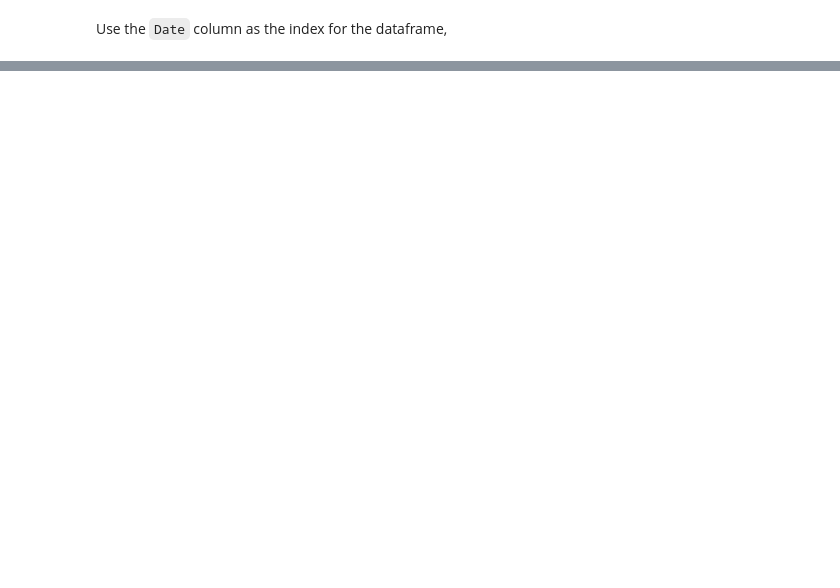
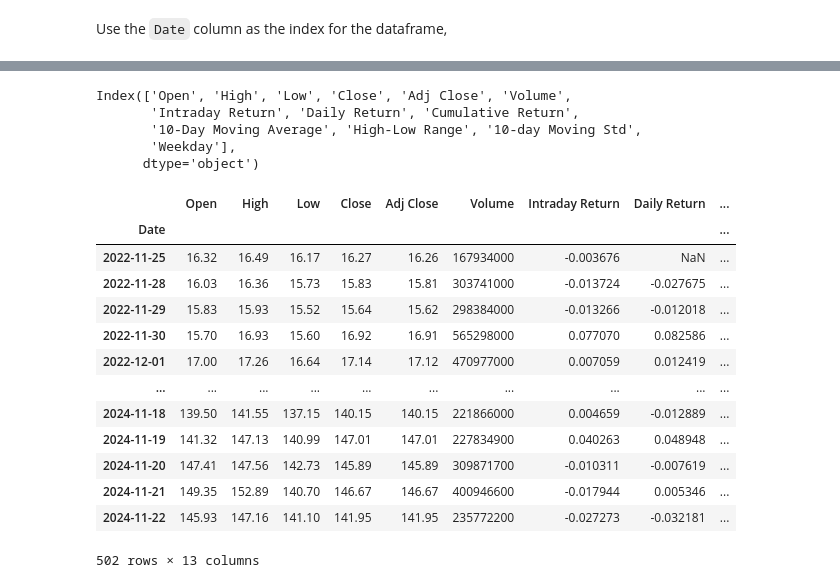
Before and after one commit to GeorgiusBE/Mining_Game, a Jupyter notebook: Part_2_Data_Analytics.ipynb, the cells around one changed output, grey strips where cells are left out. Cells and saved outputs as stored; diff of their text form; code cells hidden in the pictures; blank space fills up the shorter version.

```diff
--- a/Part_2_Data_Analytics.ipynb
+++ b/Part_2_Data_Analytics.ipynb
@@ -267,0 +295,3 @@ df.set_index('Date')
+# %%
+# compute MA(10)
+df['10-Day Moving Average'] = df['Adj Close'].rolling(window=10).mean()
@@ -267,0 +301,3 @@ df.set_index('Date')
+# %%
+# compute high-low range
+df['High-Low Range'] = df['High'] - df['Low']
@@ -267,0 +311,3 @@ df.set_index('Date')
+# %%
+# compute 10-day moving std
+df['10-day Moving Std'] = df['Daily Return'].rolling(window=10).mean()
@@ -268 +317,4 @@ df.set_index('Date')
+# %%
+# Extract the day from the date
+df['Weekday'] = list(pd.Series(df.index).dt.day_name())
 # %% [markdown]
@@ -271,0 +363,25 @@ df.set_index('Date')
+# %%
+df.columns
+# %% [output]
+Index(['Open', 'High', 'Low', 'Close', 'Adj Close', 'Volume',
+       'Intraday Return', 'Daily Return', 'Cumulative Return',
+       '10-Day Moving Average', 'High-Low Range', '10-day Moving Std',
+       'Weekday'],
+      dtype='object')
+# %%
+df
+# %% [output]
+|  | Open | High | Low | Close | Adj Close | Volume | Intraday Return | Daily Return | ... |
+| Date |  |  |  |  |  |  |  |  | ... |
+| 2022-11-25 | 16.32 | 16.49 | 16.17 | 16.27 | 16.26 | 167934000 | -0.003676 | NaN | ... |
+| 2022-11-28 | 16.03 | 16.36 | 15.73 | 15.83 | 15.81 | 303741000 | -0.013724 | -0.027675 | ... |
+| 2022-11-29 | 15.83 | 15.93 | 15.52 | 15.64 | 15.62 | 298384000 | -0.013266 | -0.012018 | ... |
+| 2022-11-30 | 15.70 | 16.93 | 15.60 | 16.92 | 16.91 | 565298000 | 0.077070 | 0.082586 | ... |
+| 2022-12-01 | 17.00 | 17.26 | 16.64 | 17.14 | 17.12 | 470977000 | 0.007059 | 0.012419 | ... |
+| ... | ... | ... | ... | ... | ... | ... | ... | ... | ... |
+| 2024-11-18 | 139.50 | 141.55 | 137.15 | 140.15 | 140.15 | 221866000 | 0.004659 | -0.012889 | ... |
+| 2024-11-19 | 141.32 | 147.13 | 140.99 | 147.01 | 147.01 | 227834900 | 0.040263 | 0.048948 | ... |
+| 2024-11-20 | 147.41 | 147.56 | 142.73 | 145.89 | 145.89 | 309871700 | -0.010311 | -0.007619 | ... |
+| 2024-11-21 | 149.35 | 152.89 | 140.70 | 146.67 | 146.67 | 400946600 | -0.017944 | 0.005346 | ... |
+| 2024-11-22 | 145.93 | 147.16 | 141.10 | 141.95 | 141.95 | 235772200 | -0.027273 | -0.032181 | ... |
+502 rows × 13 columns
```
Also changed, not shown: parts of 32 cells of this notebook, 1 other file.
